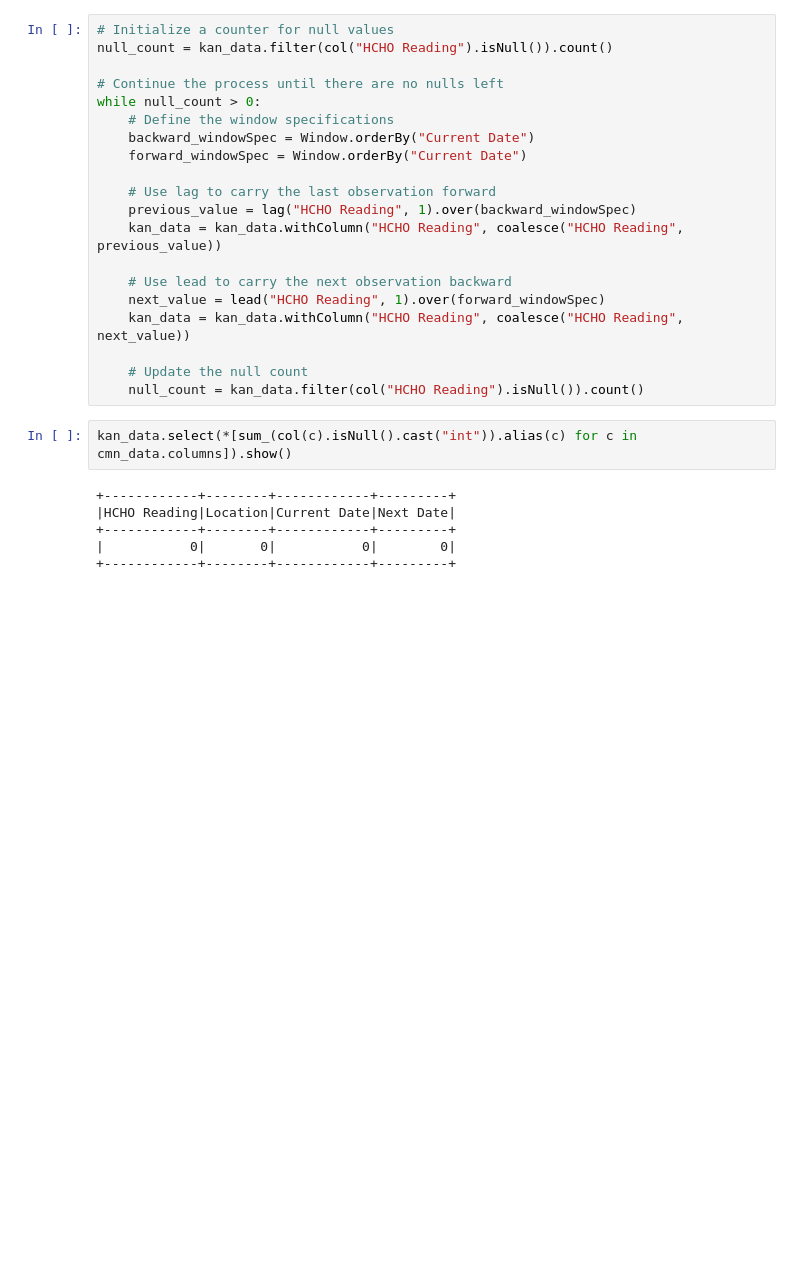
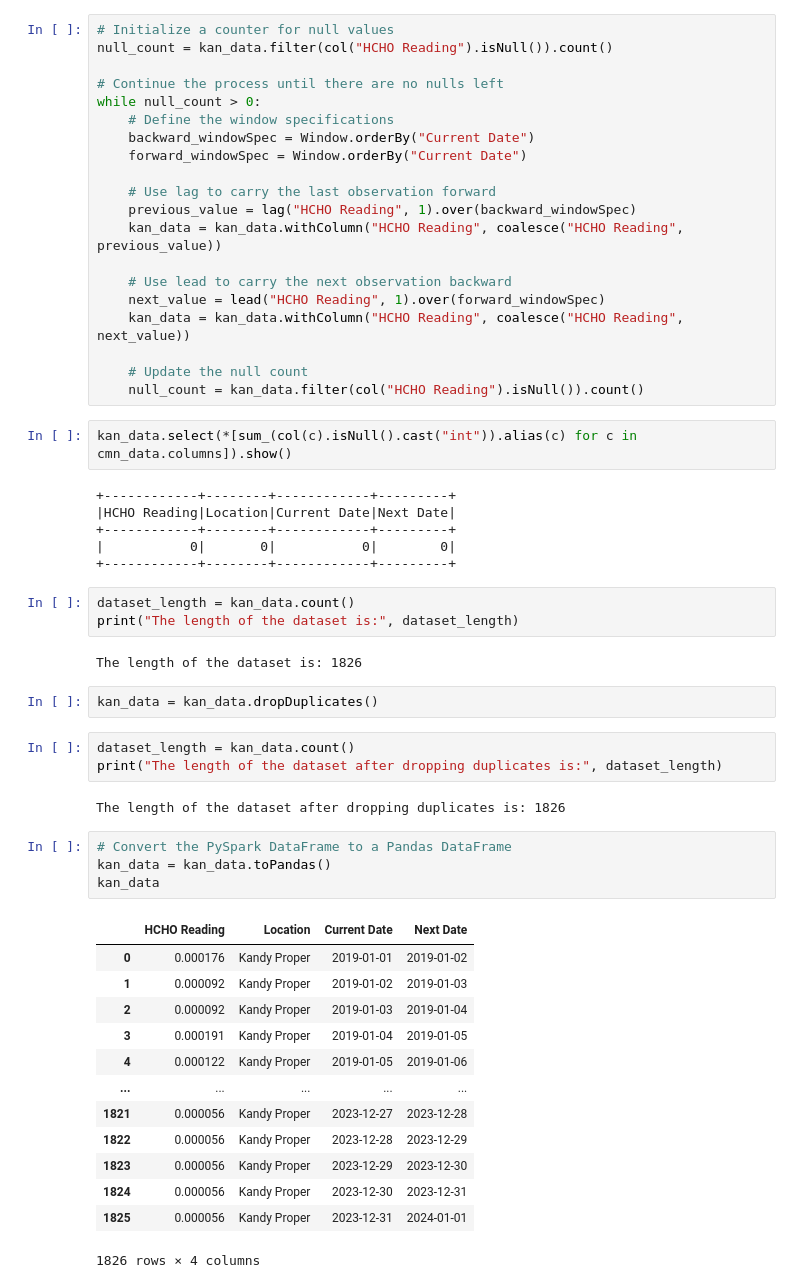
Before and after one commit to VinukaSilva/HCHO-Prediction, a Jupyter notebook: Pre Processing.ipynb, the cells around one changed output. Cells and saved outputs as stored; diff of their text form; blank space fills up the shorter version.

Commit message:
Kandy dataset preprocess

```diff
--- a/Pre Processing.ipynb
+++ b/Pre Processing.ipynb
@@ -324,3 +324,33 @@ kan_data.select(*[sum_(col(c).isNull().cast("int")).alias(c) for c in cmn_data.c
 +------------+--------+------------+---------+
 |           0|       0|           0|        0|
 +------------+--------+------------+---------+
+# %%
+dataset_length = kan_data.count()
+print("The length of the dataset is:", dataset_length)
+# %% [output]
+The length of the dataset is: 1826
+# %%
+kan_data = kan_data.dropDuplicates()
+# %%
+dataset_length = kan_data.count()
+print("The length of the dataset after dropping duplicates is:", dataset_length)
+# %% [output]
+The length of the dataset after dropping duplicates is: 1826
+# %%
+# Convert the PySpark DataFrame to a Pandas DataFrame
+kan_data = kan_data.toPandas()
+kan_data
+# %% [output]
+|  | HCHO Reading | Location | Current Date | Next Date |
+| 0 | 0.000176 | Kandy Proper | 2019-01-01 | 2019-01-02 |
+| 1 | 0.000092 | Kandy Proper | 2019-01-02 | 2019-01-03 |
+| 2 | 0.000092 | Kandy Proper | 2019-01-03 | 2019-01-04 |
+| 3 | 0.000191 | Kandy Proper | 2019-01-04 | 2019-01-05 |
+| 4 | 0.000122 | Kandy Proper | 2019-01-05 | 2019-01-06 |
+| ... | ... | ... | ... | ... |
+| 1821 | 0.000056 | Kandy Proper | 2023-12-27 | 2023-12-28 |
+| 1822 | 0.000056 | Kandy Proper | 2023-12-28 | 2023-12-29 |
+| 1823 | 0.000056 | Kandy Proper | 2023-12-29 | 2023-12-30 |
+| 1824 | 0.000056 | Kandy Proper | 2023-12-30 | 2023-12-31 |
+| 1825 | 0.000056 | Kandy Proper | 2023-12-31 | 2024-01-01 |
+1826 rows × 4 columns
```
Also changed, not shown: parts of 3 cells of this notebook, 1 other file.
